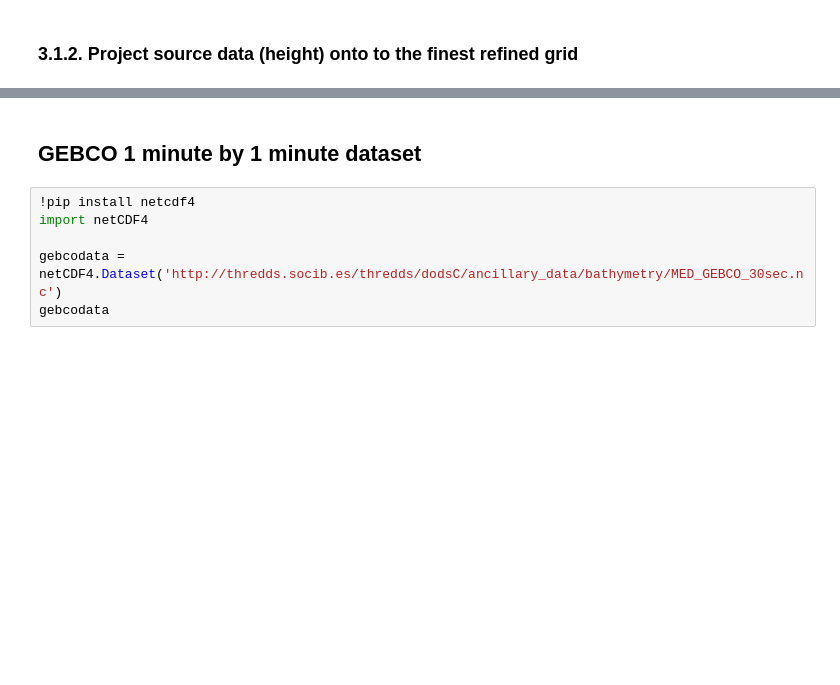
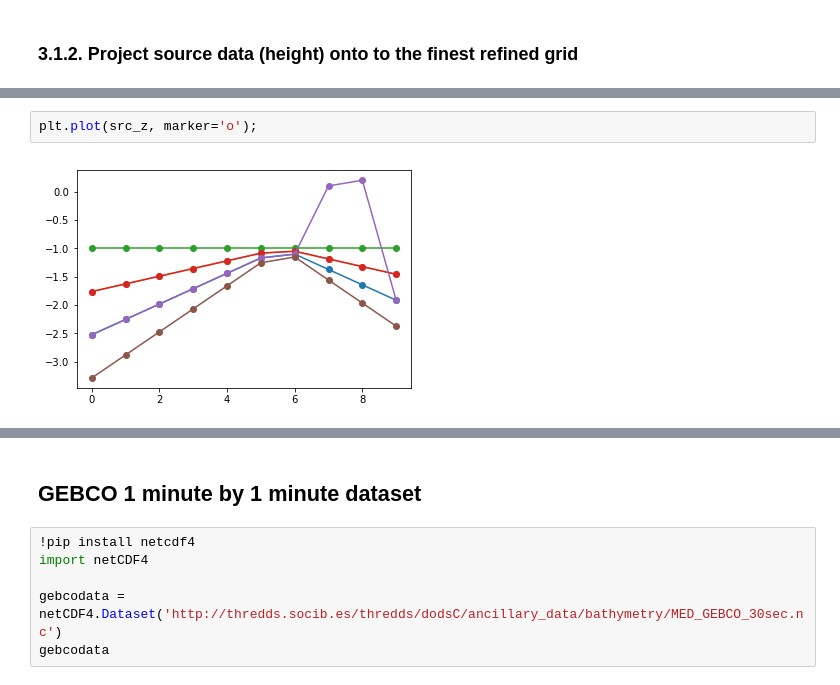
Before and after one commit to adcroft/thin-wall-topography, a Jupyter notebook: python/algorithm_dev-2.ipynb, the cells around one changed output, grey strips where cells are left out. Saved outputs shown, nothing was run; the diff lists cells and outputs as text; blank space fills up the shorter version.

```diff
--- a/python/algorithm_dev-2.ipynb
+++ b/python/algorithm_dev-2.ipynb
@@ -233,0 +254,4 @@ plt.pcolormesh(src_lon_grid,src_lat_grid,src_depth); plt.colorbar();
+# %%
+plt.plot(src_z, marker='o');
+# %% [output]
+[figure, added]
```
Also changed, not shown: parts of 14 cells of this notebook, 1 other file.
